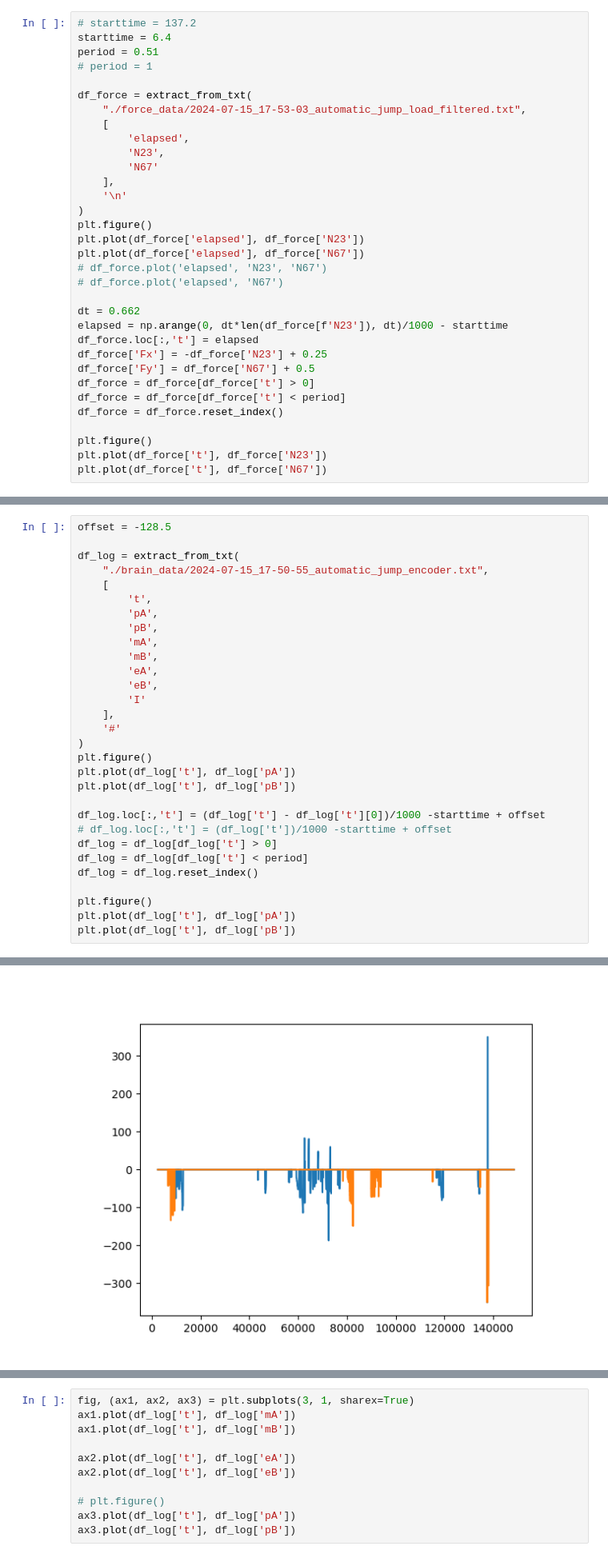
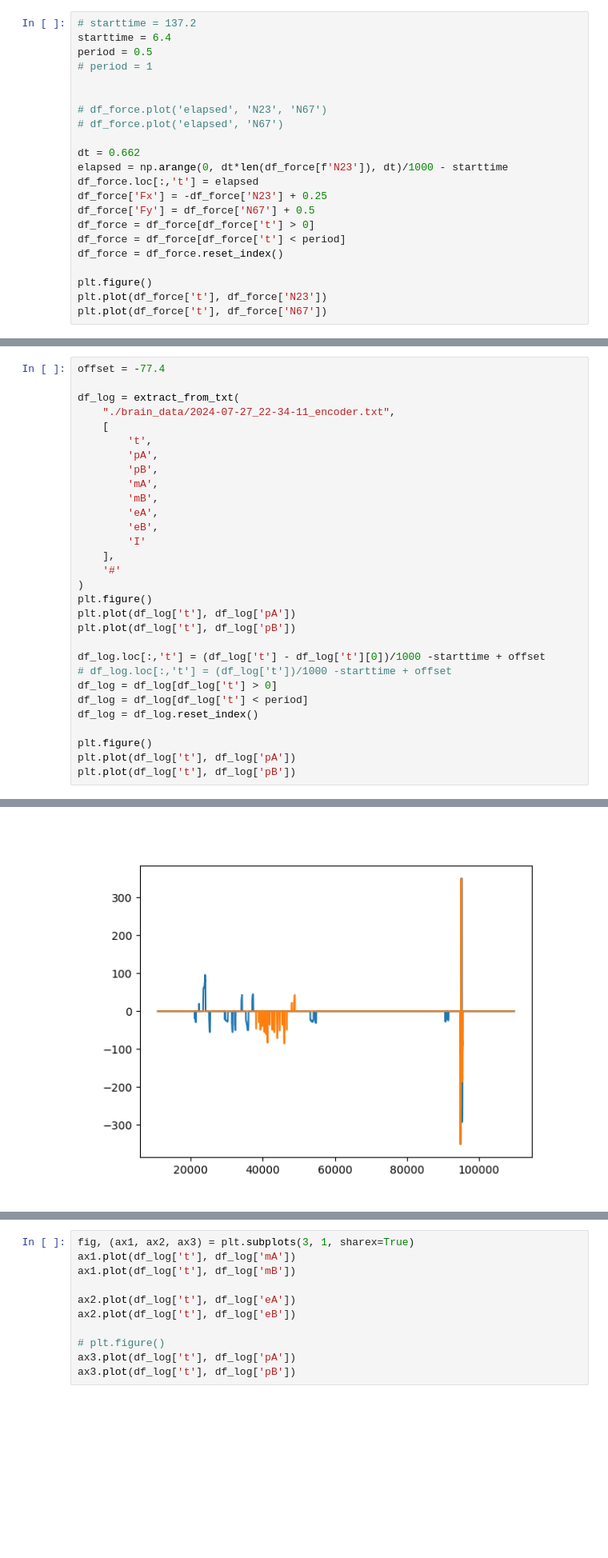
Before and after one commit to NovelMobileRobotsLab/pinto-squirrel, a Jupyter notebook: ICRA25/plots.ipynb, the cells around one changed output, grey strips where cells are left out. Shown at 80% size. Cells and saved outputs as stored; diff of their text form; blank space fills up the shorter version.

Commit message:
attempt autoalign force and brain data, start on getting string mapping

```diff
--- a/ICRA25/plots.ipynb
+++ b/ICRA25/plots.ipynb
@@ -52,21 +120,10 @@ remove_even_lines(input_file_path, output_file_path)
 # %%
 # starttime = 137.2
 starttime = 6.4
-period = 0.51
+period = 0.5
 # period = 1
 
-df_force = extract_from_txt(
-    "./force_data/2024-07-15_17-53-03_automatic_jump_load_filtered.txt",
-    [
-        'elapsed',
-        'N23',
-        'N67'
-    ],
-    '\n'
-)
-plt.figure()
-plt.plot(df_force['elapsed'], df_force['N23'])
-plt.plot(df_force['elapsed'], df_force['N67'])
+
 # df_force.plot('elapsed', 'N23', 'N67')
 # df_force.plot('elapsed', 'N67')
 
@@ -89,33 +144,33 @@ plt.plot(df_force['t'], df_force['N67'])
 # %%
-offset = -128.5
+offset = -77.4
 
 df_log = extract_from_txt(
-    "./brain_data/2024-07-15_17-50-55_automatic_jump_encoder.txt",
+    "./brain_data/2024-07-27_22-34-11_encoder.txt",
     [
         't',
         'pA',
         'pB',
         'mA',
         'mB',
         'eA',
         'eB',
         'I'
     ],
     '#'
 )
 plt.figure()
 plt.plot(df_log['t'], df_log['pA'])
 plt.plot(df_log['t'], df_log['pB'])
 
 df_log.loc[:,'t'] = (df_log['t'] - df_log['t'][0])/1000 -starttime + offset
 # df_log.loc[:,'t'] = (df_log['t'])/1000 -starttime + offset
 df_log = df_log[df_log['t'] > 0]
 df_log = df_log[df_log['t'] < period]
 df_log = df_log.reset_index()
 
 plt.figure()
 plt.plot(df_log['t'], df_log['pA'])
 plt.plot(df_log['t'], df_log['pB'])
 # %% [output]
 [<matplotlib.lines.Line2D at 0x...>]
-[figure, old version]
+[figure, new version]
```
Also changed, not shown: parts of 7 cells of this notebook, 14 other files.
